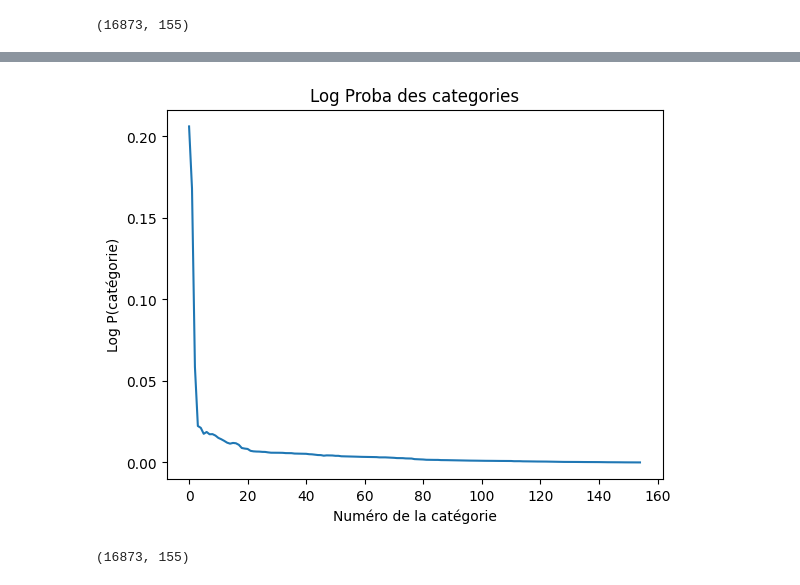
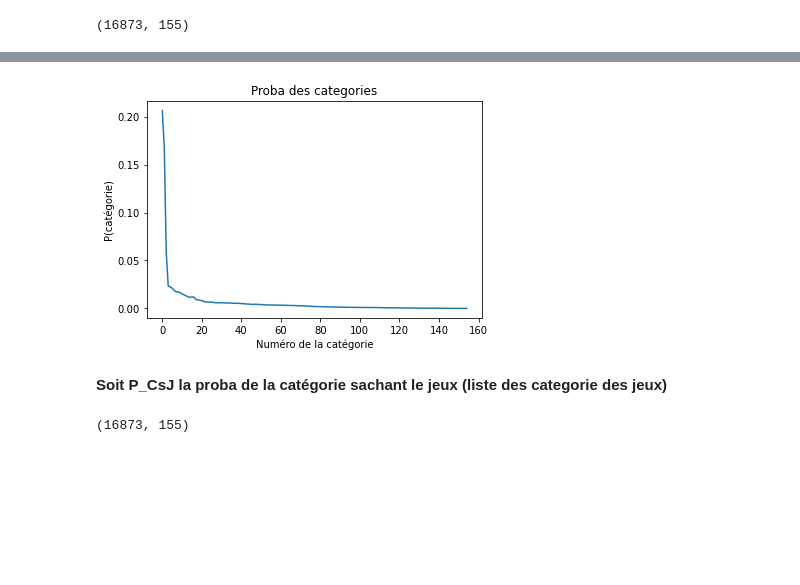
Before and after one commit to Amayas29/review-analysis, a Jupyter notebook: src/categories_clustering.ipynb, the cells around one changed output, grey strips where cells are left out. Saved outputs shown, nothing was run; the diff lists cells and outputs as text; code cells hidden in the pictures; blank space fills up the shorter version.

Commit message:
categorie clustering done

```diff
--- a/src/categories_clustering.ipynb
+++ b/src/categories_clustering.ipynb
@@ -295,10 +277,12 @@ plt.show()
 # %%
 p_cat = p_C_J.sum(axis=0)
-plt.plot((p_cat))
+plt.plot(p_cat)
 plt.xlabel("Numéro de la catégorie")
-plt.ylabel("Log P(catégorie)")
-plt.title("Log Proba des categories")
+plt.ylabel("P(catégorie)")
+plt.title("Proba des categories")
 plt.show()
 # %% [output]
-[figure, old version]
+[figure, new version]
+# %% [markdown]
+**Soit P_CsJ la proba de la catégorie sachant le jeux (liste des categorie des jeux)**
 # %%
```
Also changed, not shown: parts of 61 cells of this notebook.
